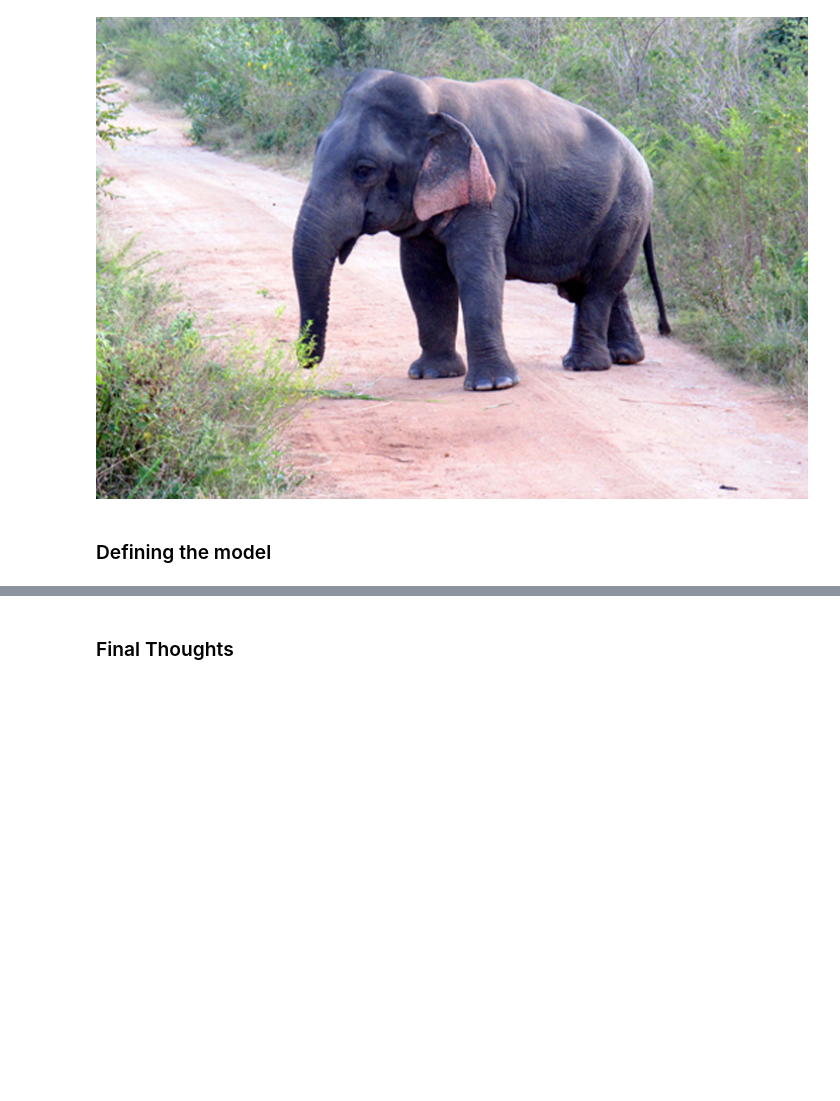
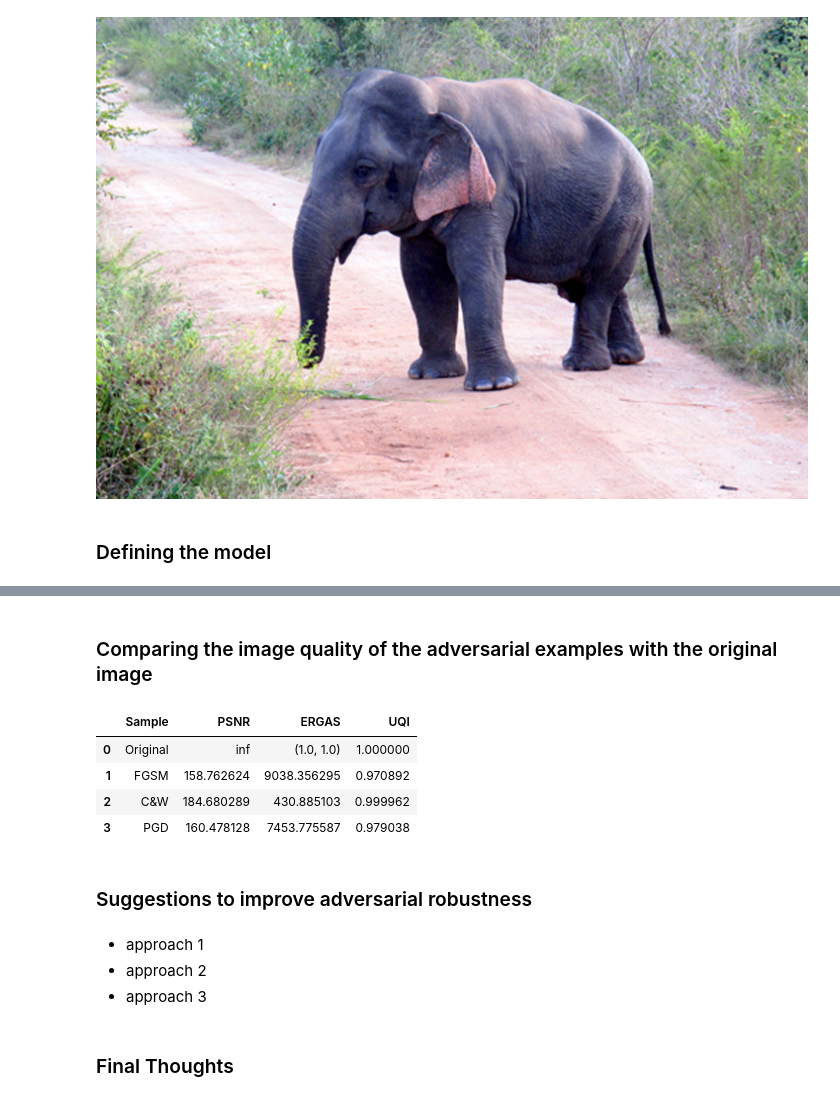
Before and after one commit to PacktPublishing/Applied-Machine-Learning-Explainability-Techniques, a Jupyter notebook: Chapter03/Data_Centric_XAI_part_2.ipynb, the cells around one changed output, grey strips where cells are left out. Drawn from its saved outputs; the diff is of its cells as text; code cells hidden in the pictures; blank space fills up the shorter version.

```diff
--- a/Chapter03/Data_Centric_XAI_part_2.ipynb
+++ b/Chapter03/Data_Centric_XAI_part_2.ipynb
@@ -116,3 +135,52 @@ adv_images_cw = attack_cw.generate(x = normalized_img, verbose=True)
+# %% [markdown]
+### Comparing the image quality of the adversarial examples with the original image
+# %%
+# PSNR
+# SSIM
+# UQI
+# Calculate the image quality scores
+image_quality_df = pd.DataFrame(columns = ['Sample', 'PSNR', 'ERGAS', 'UQI'])
+# Original Sample
+image_quality_dict = {'Sample' : 'Original',
+                     'PSNR' : psnr((normalized_img*255).astype('int'), (normalized_img*255).astype('int')),
+                     'ERGAS' : ssim((normalized_img[0]*255).astype('int'), (normalized_img[0]*255).astype('int')),
+                     'UQI' : uqi(normalized_img[0], normalized_img[0])
+                     }
+image_quality_df = image_quality_df.append(image_quality_dict, ignore_index = True)
+# FGSM Sample
+image_quality_dict = {'Sample' : 'FGSM',
+                     'PSNR' : psnr((normalized_img*255).astype('int'), (adv_images_fgsm*255).astype('int')),
+                     'ERGAS' : ergas((normalized_img[0]*255).astype('int'), (adv_images_fgsm[0]*255).astype('int')),
+                     'UQI' : uqi(normalized_img[0], adv_images_fgsm[0])
+                     }
+image_quality_df = image_quality_df.append(image_quality_dict, ignore_index = True)
+# C&W Sample
+image_quality_dict = {'Sample' : 'C&W',
+                     'PSNR' : psnr((normalized_img*255).astype('int'), (adv_images_cw*255).astype('int')),
+                     'ERGAS' : ergas((normalized_img[0]*255).astype('int'), (adv_images_cw[0]*255).astype('int')),
+                     'UQI' : uqi(normalized_img[0], adv_images_cw[0])
+                     }
+image_quality_df = image_quality_df.append(image_quality_dict, ignore_index = True)
+# PGD
+image_quality_dict = {'Sample' : 'PGD',
+                     'PSNR' : psnr((normalized_img*255).astype('int'), (adv_images_pgd*255).astype('int')),
+                     'ERGAS' : ergas((normalized_img[0]*255).astype('int'), (adv_images_pgd[0]*255).astype('int')),
+                     'UQI' : uqi(normalized_img[0], adv_images_pgd[0])
+                     }
+image_quality_df = image_quality_df.append(image_quality_dict, ignore_index = True)
+display(image_quality_df)
+# %% [output]
+|  | Sample | PSNR | ERGAS | UQI |
+| 0 | Original | inf | (1.0, 1.0) | 1.000000 |
+| 1 | FGSM | 158.762624 | 9038.356295 | 0.970892 |
+| 2 | C&W | 184.680289 | 430.885103 | 0.999962 |
+| 3 | PGD | 160.478128 | 7453.775587 | 0.979038 |
+# %% [markdown]
+### Suggestions to improve adversarial robustness
+# %% [markdown]
+- approach 1
+- approach 2
+- approach 3
 # %% [markdown]
 ### Final Thoughts
 # %% [markdown]
```
Also changed, not shown: parts of 21 cells of this notebook.
